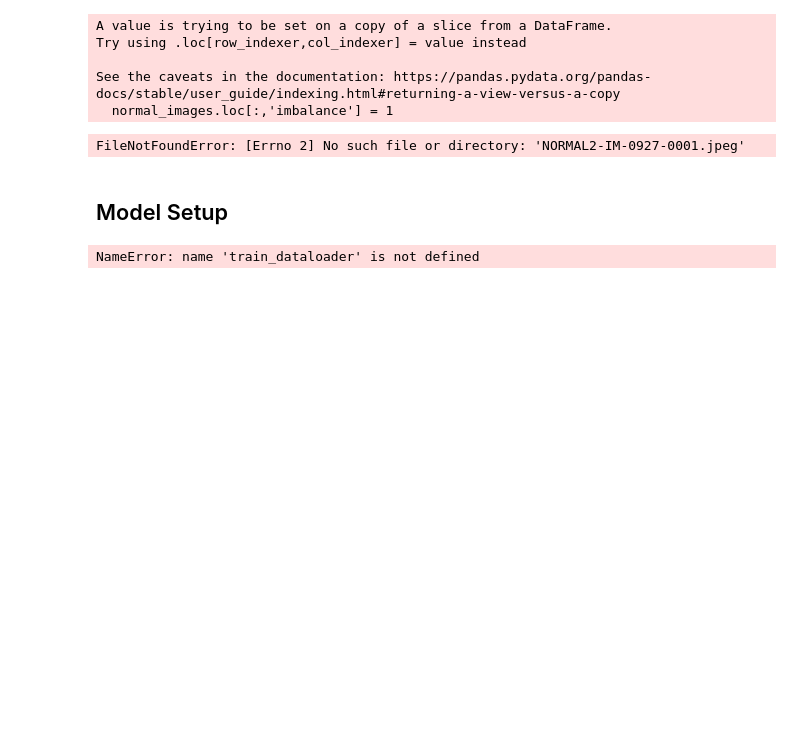
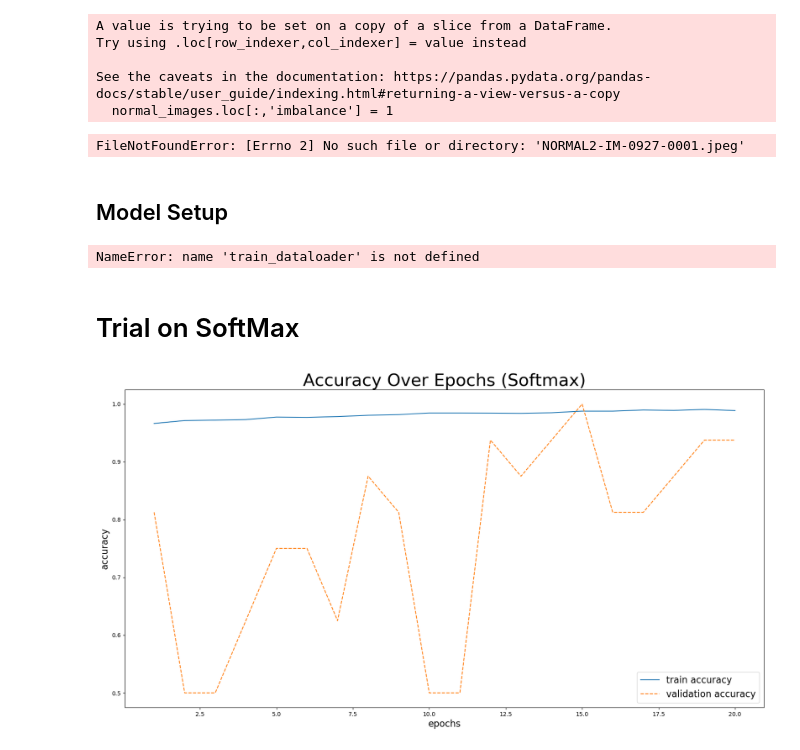
Before and after one commit to mxu2000/cappydoctors-pneumonia-diagnosis, a Jupyter notebook: checkpoint_2.ipynb, the cells around one changed output. Saved outputs shown, nothing was run; the diff lists cells and outputs as text; code cells hidden in the pictures; blank space fills up the shorter version.

```diff
--- a/checkpoint_2.ipynb
+++ b/checkpoint_2.ipynb
@@ -240,3 +241,29 @@ for epoch in range(EPOCHS):  # loop over the dataset multiple times
           f"Val Loss: {avg_val_loss:.4f}, Val Acc: {avg_val_acc:.4f}")
 # %% [output]
 NameError: name 'train_dataloader' is not defined
+# %%
+#TEST
+model_1.eval()
+running_test_loss = 0.0
+running_test_matched = 0
+with torch.no_grad():
+    for i, data in enumerate(test_dataloader):
+        inputs, labels = data
+        outputs = model_1(inputs)
+        loss = criterion(outputs, labels)
+
+        # keep track of the loss
+        running_test_loss += loss.item()
+
+        # CALCULATE ACCURACY METRIC
+        _, preds = torch.max(outputs, 1)
+        running_test_matched += torch.sum(preds == labels.data)
+
+avg_test_loss = running_test_loss
+avg_test_acc = running_test_matched.double() / len(test_dataloader.dataset)
+
+# Print epoch summary
+print("Test Loss: {}".format(avg_test_loss))
+print("Test Acc: {}".format(avg_test_acc))
+# %% [markdown]
+# Trial on SoftMax
@@ -242,0 +316,15 @@ NameError: name 'train_dataloader' is not defined
+# %%
+# Plot Accuracy Over Epochs (Softmax)
+fig, ax = plt.subplots(nrows=1, ncols=1, figsize=(20,10))
+epochs_array = [i for i in range(1, 21)]
+
+ax.plot(epochs_array, softmax_output['train_acc_output'], label = 'train accuracy', linestyle = 'solid')
+ax.plot(epochs_array, softmax_output['val_acc_output'], label = 'validation accuracy', linestyle = 'dashed')
+
+ax.set_title('Accuracy Over Epochs (Softmax)', fontsize=30)
+ax.legend(loc="lower right", fontsize=16)
+ax.set_xlabel("epochs", fontsize=16)
+ax.set_ylabel("accuracy", fontsize=16)
+plt.show()
+# %% [output]
+[figure, added]
```
Also changed, not shown: parts of 12 cells of this notebook, 1 other file.
